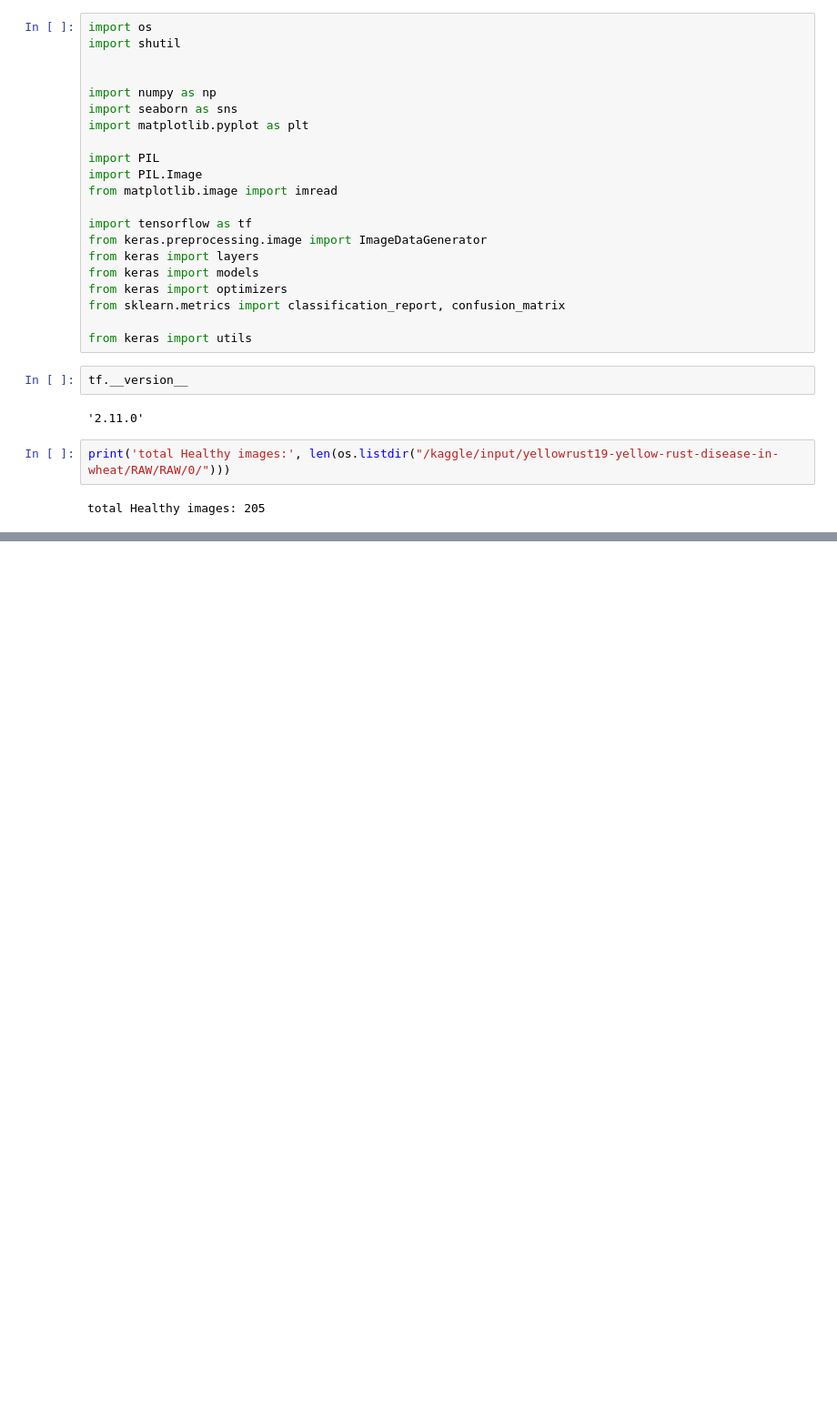
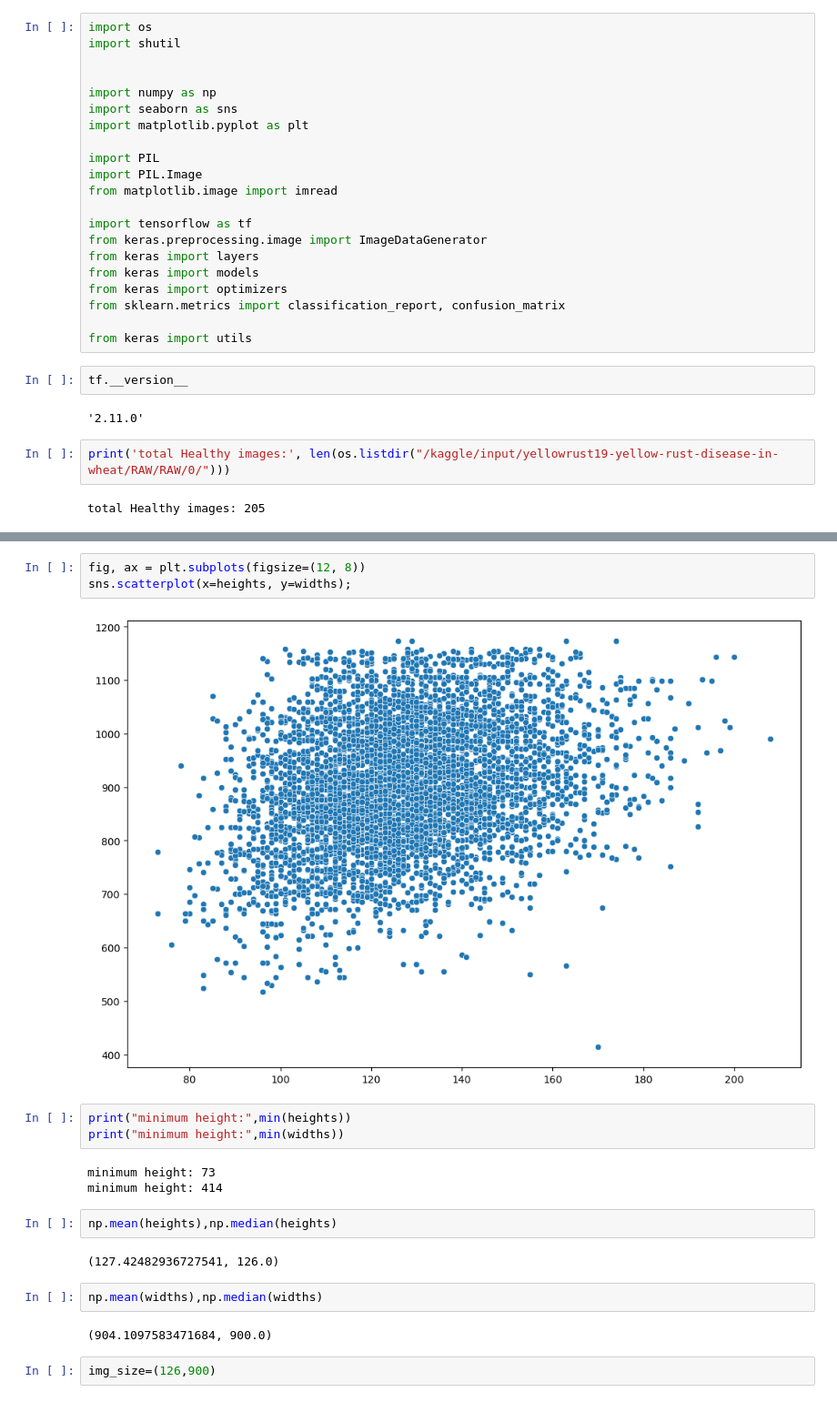
Before and after one commit to MehmetAltinkurt/Computer_Vision_Projects, a Jupyter notebook: yellow-rust-classifier.ipynb, the cells around one changed output, grey strips where cells are left out. Shown at 91% size. Cells and saved outputs as stored; diff of their text form; blank space fills up the shorter version.

```diff
--- a/yellow-rust-classifier.ipynb
+++ b/yellow-rust-classifier.ipynb
@@ -51,0 +101,21 @@ PIL.Image.open("/kaggle/input/yellowrust19-yellow-rust-disease-in-wheat/RAW/RAW/
+# %%
+fig, ax = plt.subplots(figsize=(12, 8))
+sns.scatterplot(x=heights, y=widths);
+# %% [output]
+[figure, added]
+# %%
+print("minimum height:",min(heights))
+print("minimum height:",min(widths))
+# %% [output]
+minimum height: 73
+minimum height: 414
+# %%
+np.mean(heights),np.median(heights)
+# %% [output]
+(127.42482936727541, 126.0)
+# %%
+np.mean(widths),np.median(widths)
+# %% [output]
+(904.1097583471684, 900.0)
+# %%
+img_size=(126,900)
```
Also changed, not shown: parts of 6 cells of this notebook.
